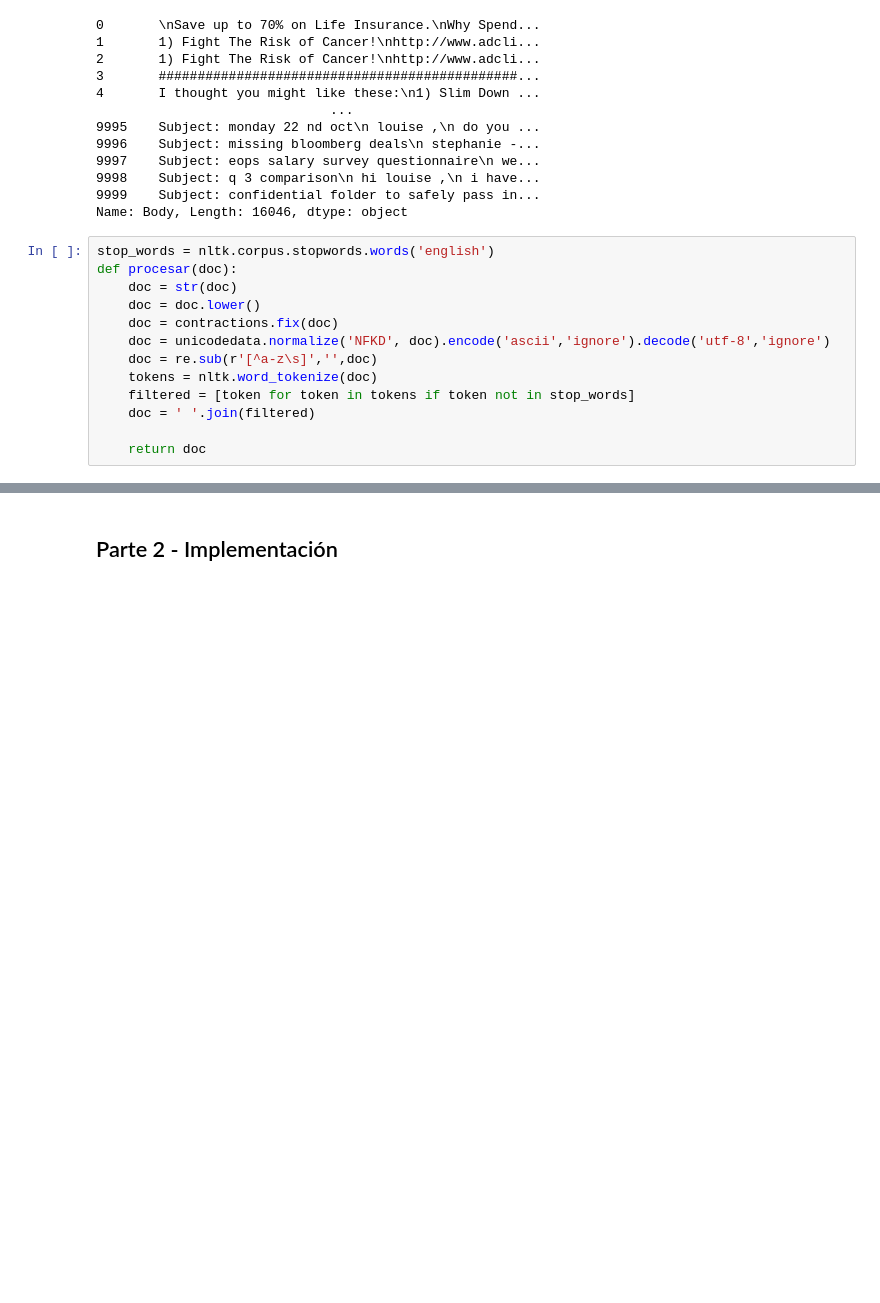
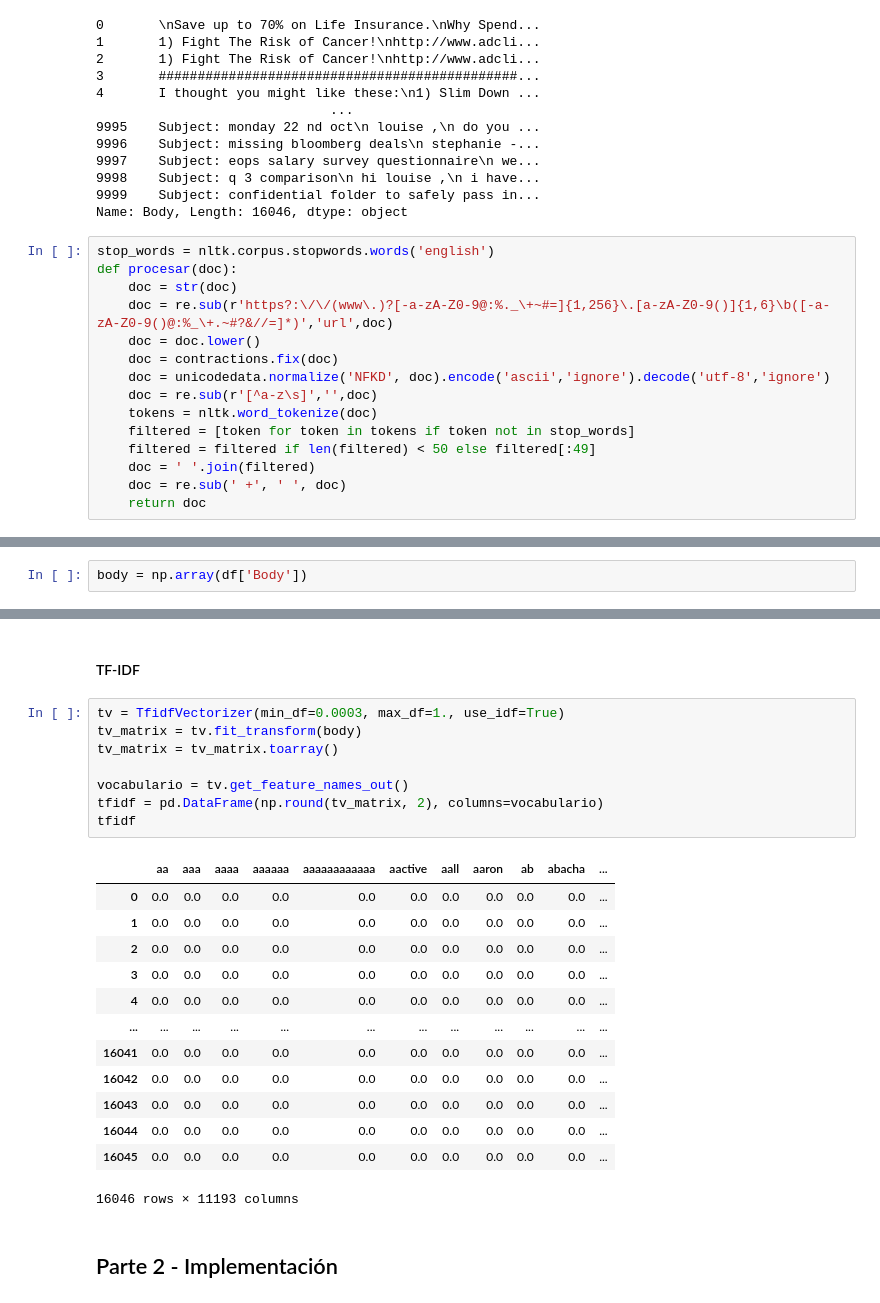
Before and after one commit to sebas411/Lab2-Security-Data-Science, a Jupyter notebook: Lab 2.ipynb, the cells around one changed output, grey strips where cells are left out. Cells and saved outputs as stored; diff of their text form; blank space fills up the shorter version.

```diff
--- a/Lab 2.ipynb
+++ b/Lab 2.ipynb
@@ -90,14 +92,16 @@ Name: Body, Length: 16046, dtype: object
 stop_words = nltk.corpus.stopwords.words('english')
 def procesar(doc):
     doc = str(doc)
+    doc = re.sub(r'https?:\/\/(www\.)?[-a-zA-Z0-9@:%._\+~#=]{1,256}\.[a-zA-Z0-9()]{1,6}\b([-a-zA-Z0-9()@:%_\+.~#?&//=]*)','url',doc)
     doc = doc.lower()
     doc = contractions.fix(doc)
     doc = unicodedata.normalize('NFKD', doc).encode('ascii','ignore').decode('utf-8','ignore')
     doc = re.sub(r'[^a-z\s]','',doc)
     tokens = nltk.word_tokenize(doc)
     filtered = [token for token in tokens if token not in stop_words]
+    filtered = filtered if len(filtered) < 50 else filtered[:49]
     doc = ' '.join(filtered)
-
+    doc = re.sub(' +', ' ', doc)
     return doc
 # %%
 df['Body'] = df['Body'].apply(procesar)
@@ -118,0 +125,2 @@ df.sample(10)
+# %%
+body = np.array(df['Body'])
@@ -119,2 +151,26 @@ df.sample(10)
+# %% [markdown]
+#### TF-IDF
+# %%
+tv = TfidfVectorizer(min_df=0.0003, max_df=1., use_idf=True)
+tv_matrix = tv.fit_transform(body)
+tv_matrix = tv_matrix.toarray()
+
+vocabulario = tv.get_feature_names_out()
+tfidf = pd.DataFrame(np.round(tv_matrix, 2), columns=vocabulario)
+tfidf
+# %% [output]
+|  | aa | aaa | aaaa | aaaaaa | aaaaaaaaaaaa | aactive | aall | aaron | ab | abacha | ... |
+| 0 | 0.0 | 0.0 | 0.0 | 0.0 | 0.0 | 0.0 | 0.0 | 0.0 | 0.0 | 0.0 | ... |
+| 1 | 0.0 | 0.0 | 0.0 | 0.0 | 0.0 | 0.0 | 0.0 | 0.0 | 0.0 | 0.0 | ... |
+| 2 | 0.0 | 0.0 | 0.0 | 0.0 | 0.0 | 0.0 | 0.0 | 0.0 | 0.0 | 0.0 | ... |
+| 3 | 0.0 | 0.0 | 0.0 | 0.0 | 0.0 | 0.0 | 0.0 | 0.0 | 0.0 | 0.0 | ... |
+| 4 | 0.0 | 0.0 | 0.0 | 0.0 | 0.0 | 0.0 | 0.0 | 0.0 | 0.0 | 0.0 | ... |
+| ... | ... | ... | ... | ... | ... | ... | ... | ... | ... | ... | ... |
+| 16041 | 0.0 | 0.0 | 0.0 | 0.0 | 0.0 | 0.0 | 0.0 | 0.0 | 0.0 | 0.0 | ... |
+| 16042 | 0.0 | 0.0 | 0.0 | 0.0 | 0.0 | 0.0 | 0.0 | 0.0 | 0.0 | 0.0 | ... |
+| 16043 | 0.0 | 0.0 | 0.0 | 0.0 | 0.0 | 0.0 | 0.0 | 0.0 | 0.0 | 0.0 | ... |
+| 16044 | 0.0 | 0.0 | 0.0 | 0.0 | 0.0 | 0.0 | 0.0 | 0.0 | 0.0 | 0.0 | ... |
+| 16045 | 0.0 | 0.0 | 0.0 | 0.0 | 0.0 | 0.0 | 0.0 | 0.0 | 0.0 | 0.0 | ... |
+16046 rows × 11193 columns
 # %% [markdown]
 ## Parte 2 - Implementación
```
Also changed, not shown: parts of 6 cells of this notebook.
